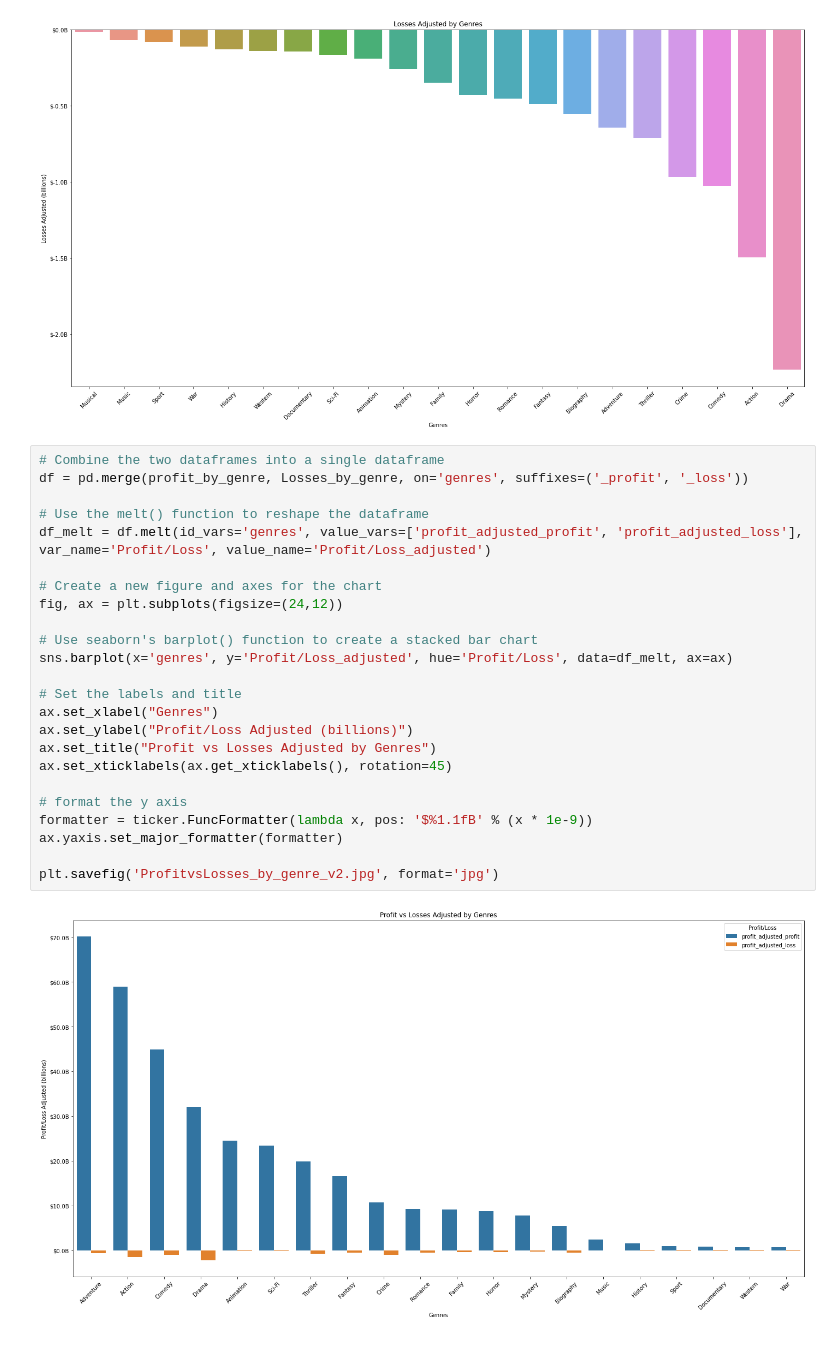
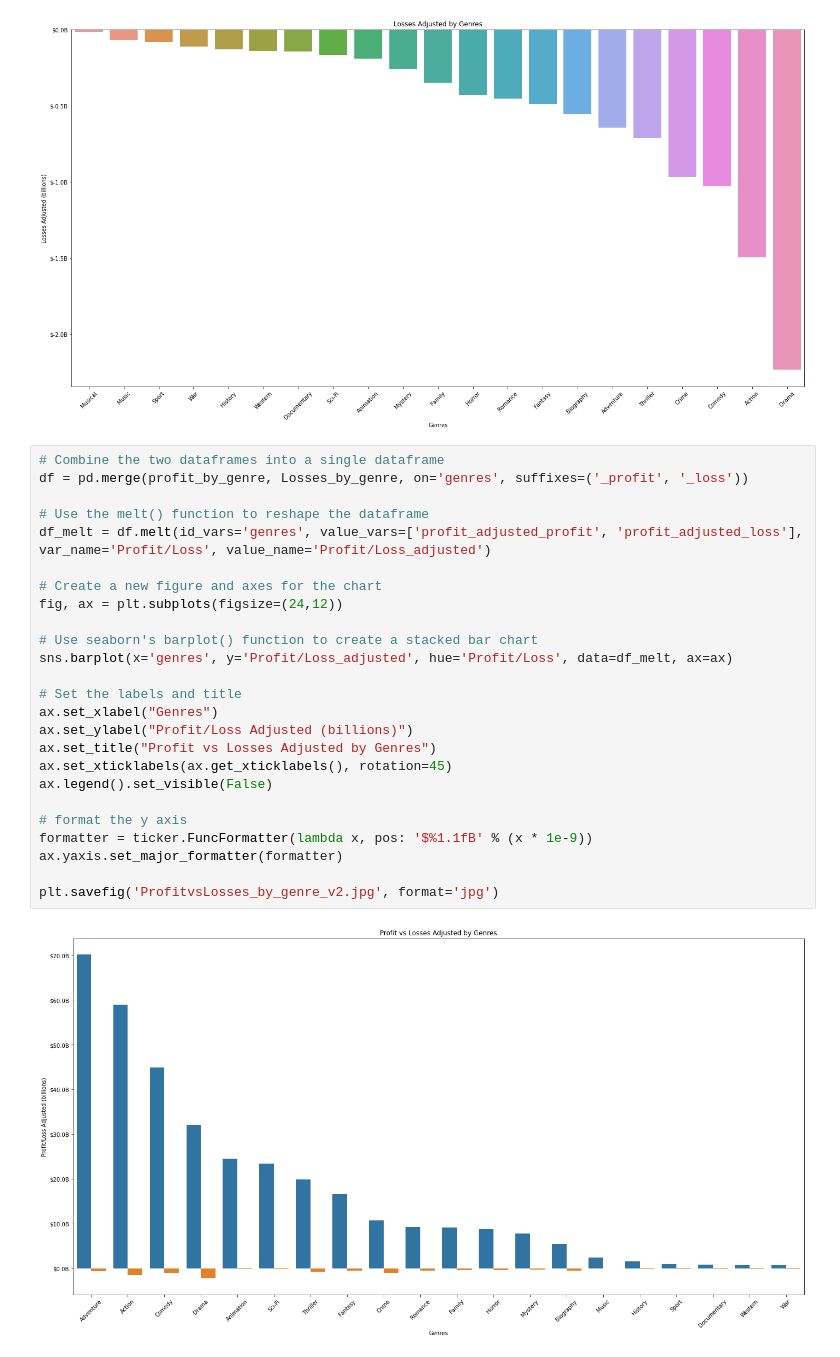
Before and after one commit to SpaceMonkey0453/Phase1_Project, a Jupyter notebook: Jonathan/dsc-phase-1-project-v2-4-master/Jonathan Notebook.ipynb, the cells around one changed output. Drawn from its saved outputs; the diff is of its cells as text.

Commit message:
Removed legends from charts

```diff
--- a/Jonathan/dsc-phase-1-project-v2-4-master/Jonathan Notebook.ipynb
+++ b/Jonathan/dsc-phase-1-project-v2-4-master/Jonathan Notebook.ipynb
@@ -103,29 +103,30 @@ plt.savefig('Losses_by_genre.jpg', format='jpg')
 # %%
 # Combine the two dataframes into a single dataframe
 df = pd.merge(profit_by_genre, Losses_by_genre, on='genres', suffixes=('_profit', '_loss'))
 
 # Use the melt() function to reshape the dataframe
 df_melt = df.melt(id_vars='genres', value_vars=['profit_adjusted_profit', 'profit_adjusted_loss'], var_name='Profit/Loss', value_name='Profit/Loss_adjusted')
 
 # Create a new figure and axes for the chart
 fig, ax = plt.subplots(figsize=(24,12))
 
 # Use seaborn's barplot() function to create a stacked bar chart
 sns.barplot(x='genres', y='Profit/Loss_adjusted', hue='Profit/Loss', data=df_melt, ax=ax)
 
 # Set the labels and title
 ax.set_xlabel("Genres")
 ax.set_ylabel("Profit/Loss Adjusted (billions)")
 ax.set_title("Profit vs Losses Adjusted by Genres")
 ax.set_xticklabels(ax.get_xticklabels(), rotation=45)
+ax.legend().set_visible(False)
 
 # format the y axis
 formatter = ticker.FuncFormatter(lambda x, pos: '$%1.1fB' % (x * 1e-9))
 ax.yaxis.set_major_formatter(formatter)
 
 plt.savefig('ProfitvsLosses_by_genre_v2.jpg', format='jpg')
 # %% [output]
-[figure, old version]
+[figure, new version]
 # %%
 # Create a new DataFrame that contains both the profit and loss values for each genre
 genre_profit_loss = pd.DataFrame({'genres':profit_by_genre['genres'], 'profit':profit_by_genre['profit_adjusted'], 'loss':profit_by_genre_negative['profit_adjusted']})
```
Also changed, not shown: parts of 1 cell of this notebook, 2 other files.
